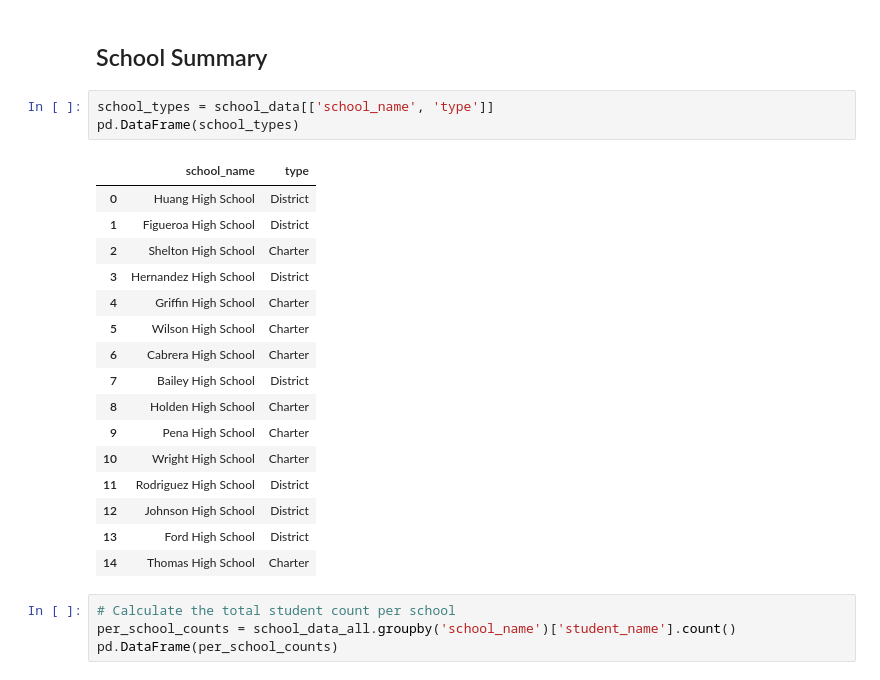
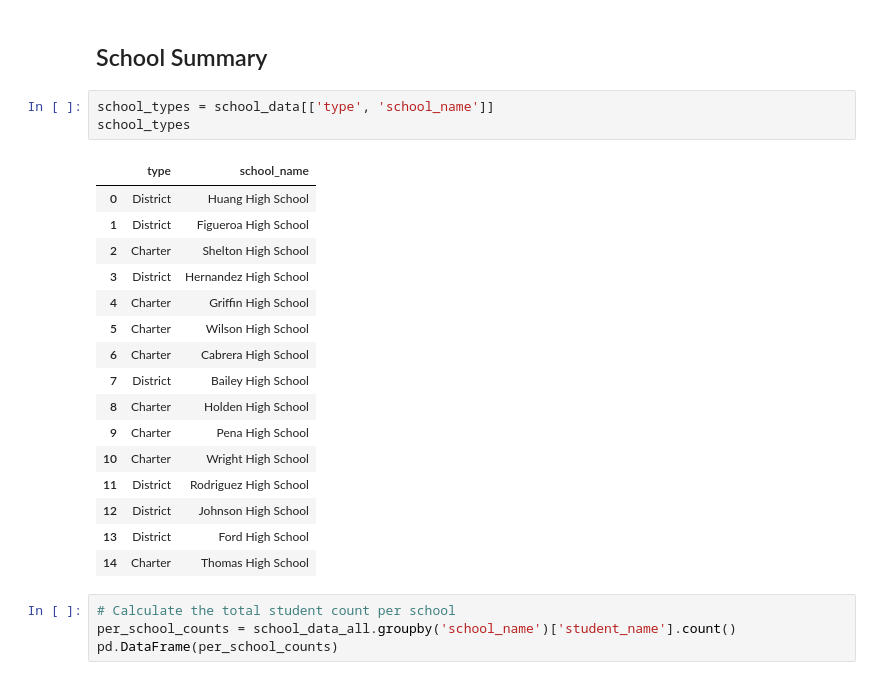
Before and after one commit to alisonands2000/a4-pandas-challenge, a Jupyter notebook: PyCitySchools/main.ipynb, the cells around one changed output. Saved outputs shown, nothing was run; the diff lists cells and outputs as text.

```diff
--- a/PyCitySchools/main.ipynb
+++ b/PyCitySchools/main.ipynb
@@ -93,25 +109,25 @@ district_summary
 # %% [markdown]
 ## School Summary
 # %%
-school_types = school_data[['school_name', 'type']]
-pd.DataFrame(school_types)
+school_types = school_data[['type', 'school_name']]
+school_types
 # %% [output]
-|  | school_name | type |
-| 0 | Huang High School | District |
-| 1 | Figueroa High School | District |
-| 2 | Shelton High School | Charter |
-| 3 | Hernandez High School | District |
-| 4 | Griffin High School | Charter |
-| 5 | Wilson High School | Charter |
-| 6 | Cabrera High School | Charter |
-| 7 | Bailey High School | District |
-| 8 | Holden High School | Charter |
-| 9 | Pena High School | Charter |
-| 10 | Wright High School | Charter |
-| 11 | Rodriguez High School | District |
-| 12 | Johnson High School | District |
-| 13 | Ford High School | District |
-| 14 | Thomas High School | Charter |
+|  | type | school_name |
+| 0 | District | Huang High School |
+| 1 | District | Figueroa High School |
+| 2 | Charter | Shelton High School |
+| 3 | District | Hernandez High School |
+| 4 | Charter | Griffin High School |
+| 5 | Charter | Wilson High School |
+| 6 | Charter | Cabrera High School |
+| 7 | District | Bailey High School |
+| 8 | Charter | Holden High School |
+| 9 | Charter | Pena High School |
+| 10 | Charter | Wright High School |
+| 11 | District | Rodriguez High School |
+| 12 | District | Johnson High School |
+| 13 | District | Ford High School |
+| 14 | Charter | Thomas High School |
 # %%
 # Calculate the total student count per school
 per_school_counts = school_data_all.groupby('school_name')['student_name'].count()
```
Also changed, not shown: parts of 18 cells of this notebook.
